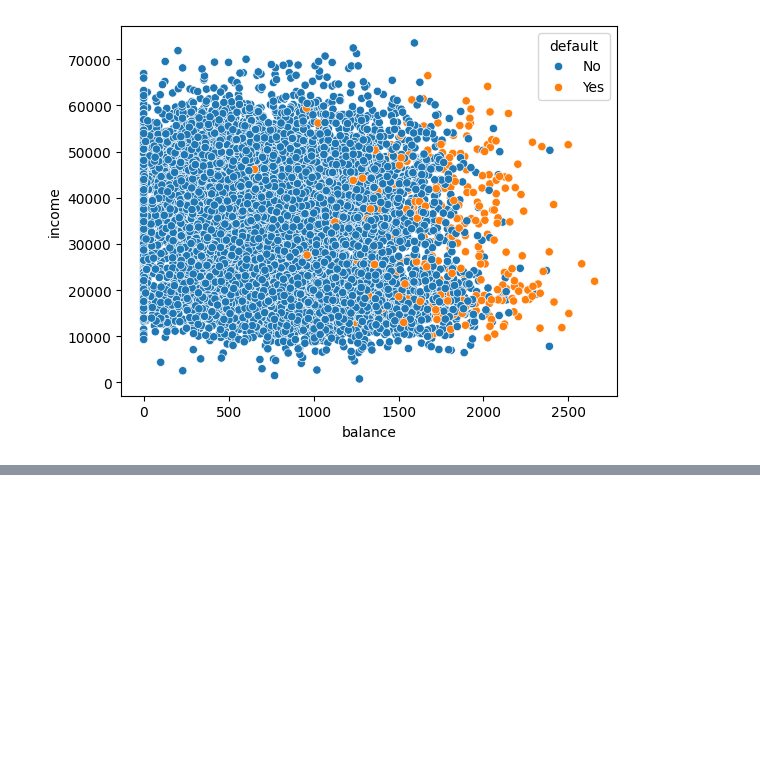
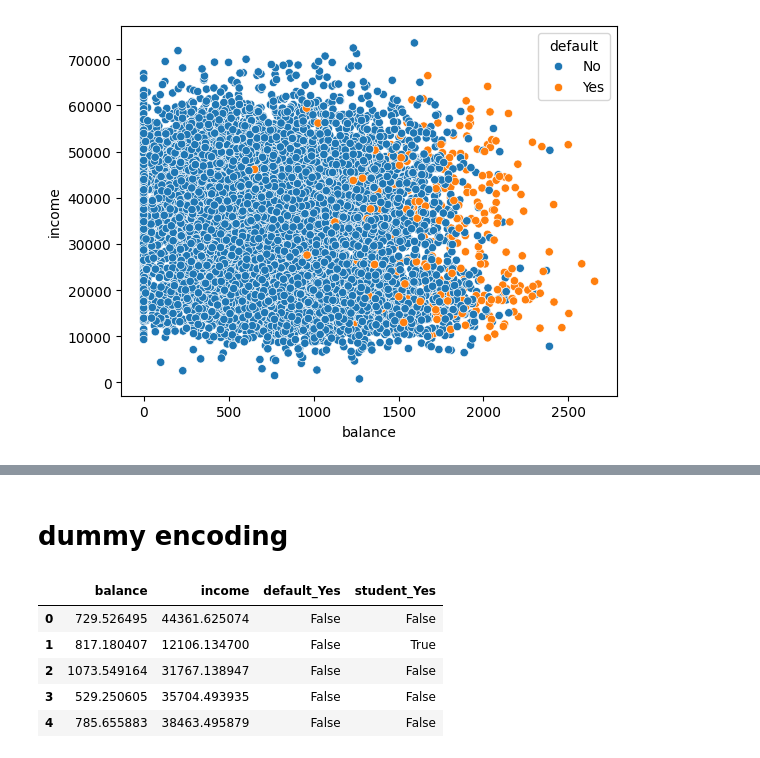
Before and after one commit to Zandri2k/Python-AI-Sandra-OPA23, a Jupyter notebook: code_alongs/Lec04_logistic_regression.ipynb, the cells around one changed output, grey strips where cells are left out. Drawn from its saved outputs; the diff is of its cells as text; code cells hidden in the pictures; blank space fills up the shorter version.

```diff
--- a/code_alongs/Lec04_logistic_regression.ipynb
+++ b/code_alongs/Lec04_logistic_regression.ipynb
@@ -66,0 +66,13 @@ TypeError: subplot() takes 1 or 3 positional arguments but 2 were given
+# %% [markdown]
+# dummy encoding
+# %%
+
+df = pd.get_dummies(df, columns = ["default", "student"], drop_first=True)
+df.head()
+# %% [output]
+|  | balance | income | default_Yes | student_Yes |
+| 0 | 729.526495 | 44361.625074 | False | False |
+| 1 | 817.180407 | 12106.134700 | False | True |
+| 2 | 1073.549164 | 31767.138947 | False | False |
+| 3 | 529.250605 | 35704.493935 | False | False |
+| 4 | 785.655883 | 38463.495879 | False | False |
```
Also changed, not shown: parts of 20 cells of this notebook.
